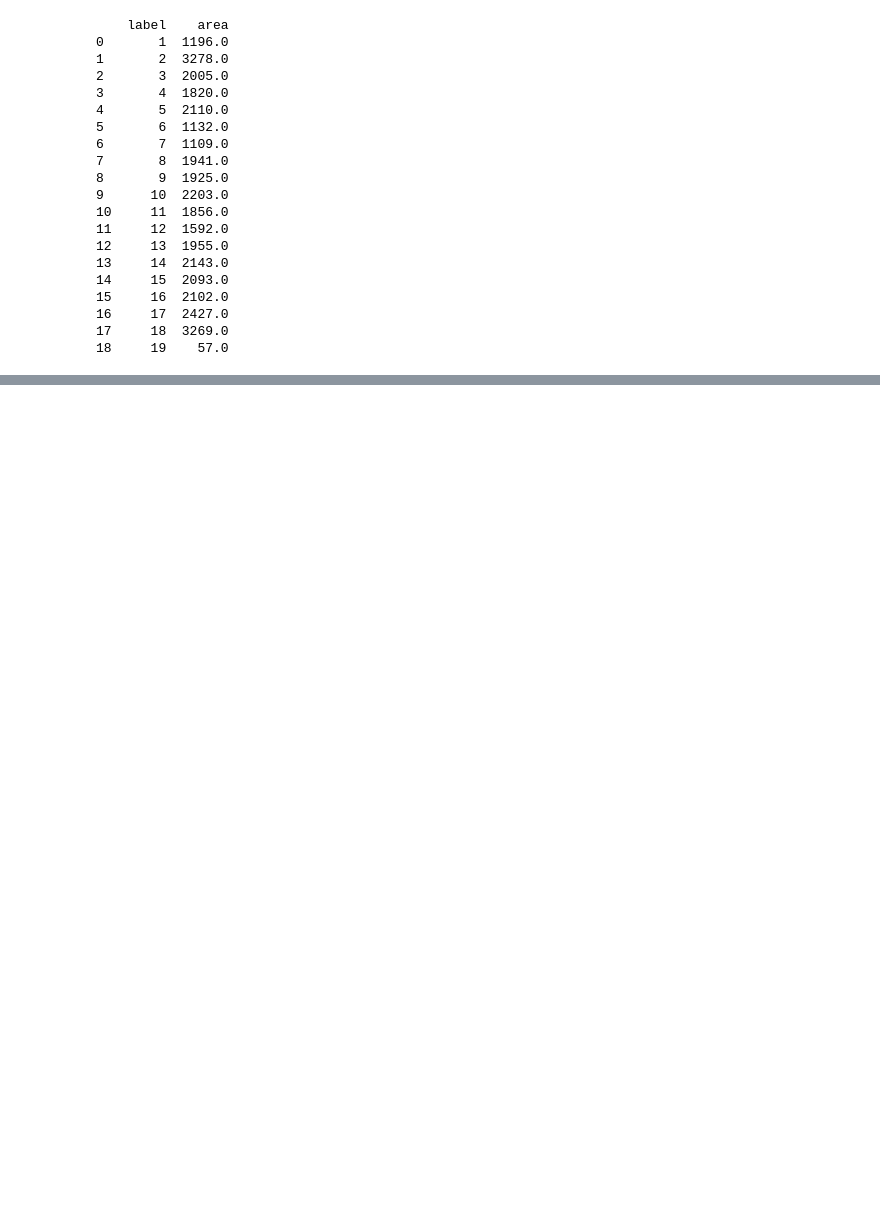
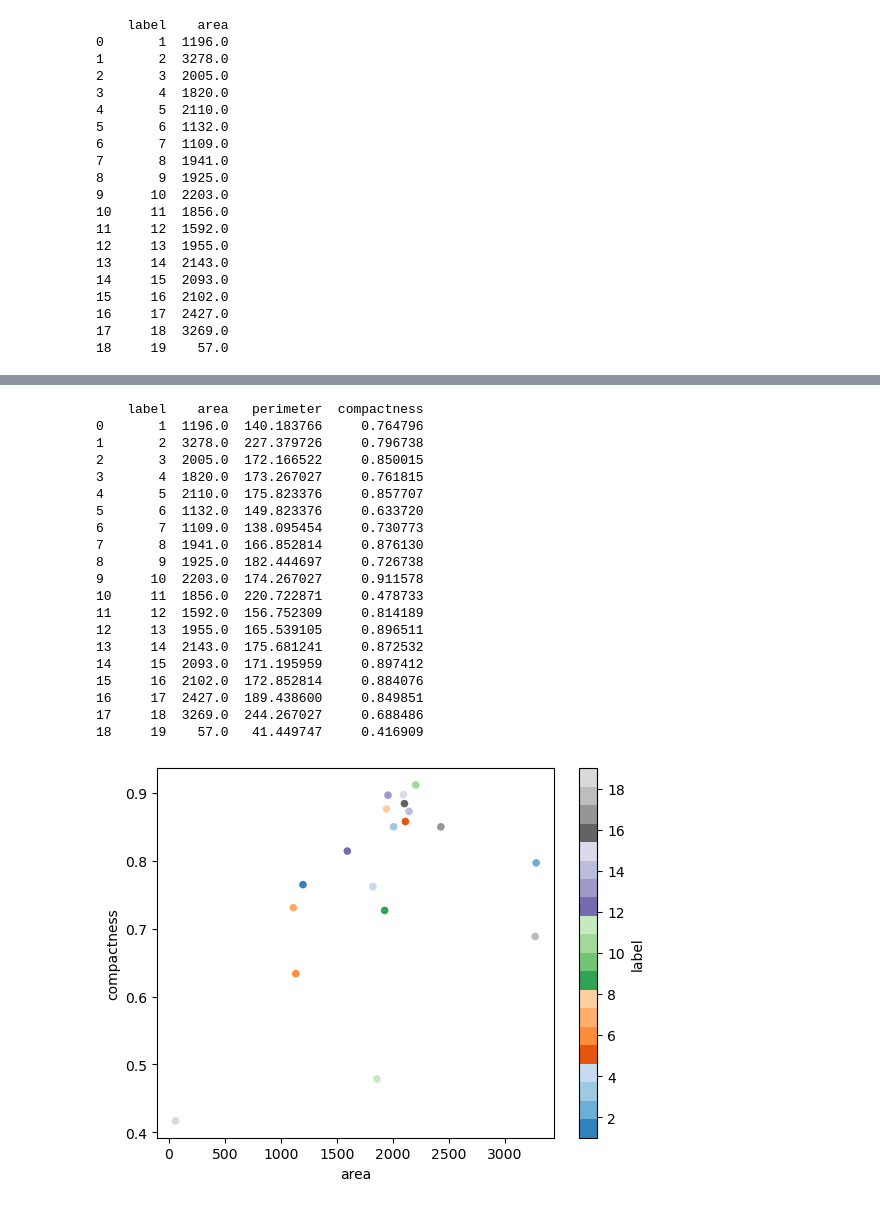
Before and after one commit to TranslationalML/course-image-analysis, a Jupyter notebook: module2/segmentation_description.ipynb, the cells around one changed output, grey strips where cells are left out. Saved outputs shown, nothing was run; the diff lists cells and outputs as text; code cells hidden in the pictures; blank space fills up the shorter version.

```diff
--- a/module2/segmentation_description.ipynb
+++ b/module2/segmentation_description.ipynb
@@ -214,0 +246,30 @@ print(df_rp)
+# %%
+# compute compactness ourselves
+# (we could also rely on regionprops 'equivalent_diameter_area' property)
+df_rp['compactness']=4*np.pi*df_rp['area']/df_rp['perimeter']**2
+
+df_rp.plot.scatter(x='area',y='compactness',c='label', cmap='tab20c')
+
+print(df_rp)
+# %% [output]
+    label    area   perimeter  compactness
+0       1  1196.0  140.183766     0.764796
+1       2  3278.0  227.379726     0.796738
+2       3  2005.0  172.166522     0.850015
+3       4  1820.0  173.267027     0.761815
+4       5  2110.0  175.823376     0.857707
+5       6  1132.0  149.823376     0.633720
+6       7  1109.0  138.095454     0.730773
+7       8  1941.0  166.852814     0.876130
+8       9  1925.0  182.444697     0.726738
+9      10  2203.0  174.267027     0.911578
+10     11  1856.0  220.722871     0.478733
+11     12  1592.0  156.752309     0.814189
+12     13  1955.0  165.539105     0.896511
+13     14  2143.0  175.681241     0.872532
+14     15  2093.0  171.195959     0.897412
+15     16  2102.0  172.852814     0.884076
+16     17  2427.0  189.438600     0.849851
+17     18  3269.0  244.267027     0.688486
+18     19    57.0   41.449747     0.416909
+[figure, added]
```
Also changed, not shown: parts of 8 cells of this notebook.
